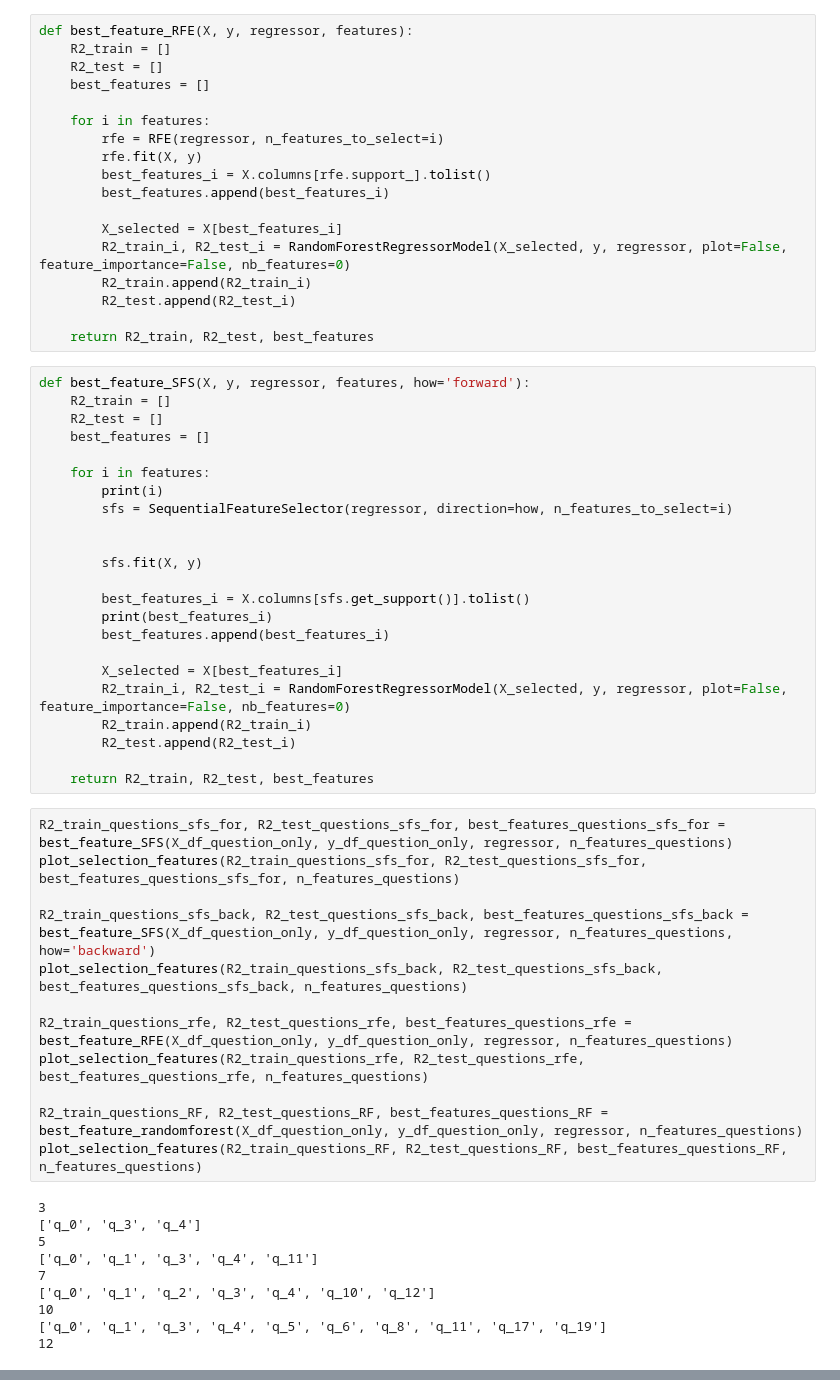
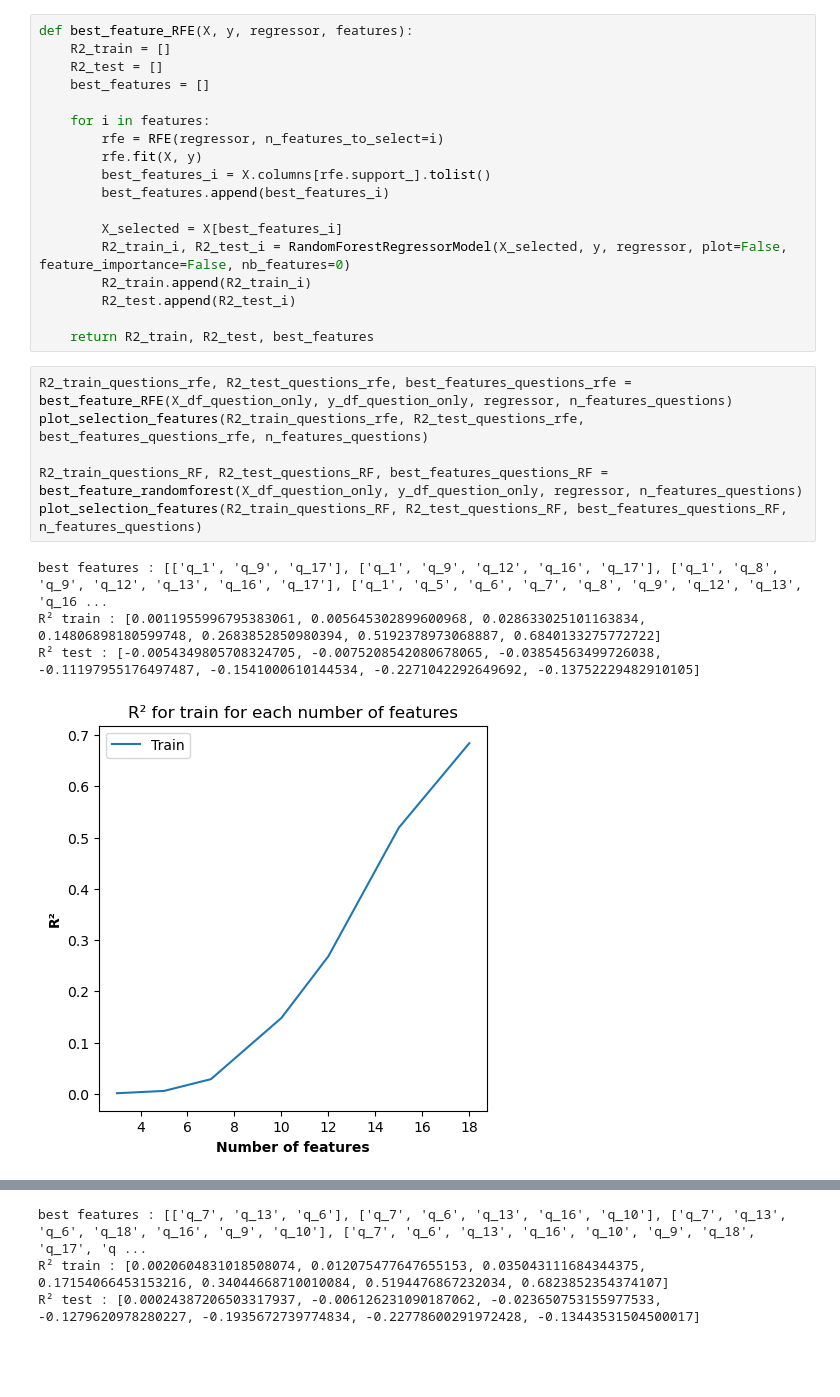
Before and after one commit to epfl-ada/ada-2023-project-theredpandada5, a Jupyter notebook: Regression_and_features _3.ipynb, the cells around one changed output, grey strips where cells are left out. Saved outputs shown, nothing was run; the diff lists cells and outputs as text; blank space fills up the shorter version.

Commit message:
Feature selection update and get_dummies persona
Remove SFS of feature selection because takes too long

```diff
--- a/Regression_and_features _3.ipynb
+++ b/Regression_and_features _3.ipynb
@@ -778,48 +778,14 @@ def best_feature_RFE(X, y, regressor, features):
         R2_test.append(R2_test_i)
 
     return R2_train, R2_test, best_features
-# %%
-def best_feature_SFS(X, y, regressor, features, how='forward'):
-    R2_train = []
-    R2_test = []
-    best_features = []
-
-    for i in features:
-        print(i)
-        sfs = SequentialFeatureSelector(regressor, direction=how, n_features_to_select=i)
-
-
-        sfs.fit(X, y)
-
-        best_features_i = X.columns[sfs.get_support()].tolist()
-        print(best_features_i)
-        best_features.append(best_features_i)
-
-        X_selected = X[best_features_i]
-        R2_train_i, R2_test_i = RandomForestRegressorModel(X_selected, y, regressor, plot=False, feature_importance=False, nb_features=0)
-        R2_train.append(R2_train_i)
-        R2_test.append(R2_test_i)
-
-    return R2_train, R2_test, best_features
 # %%
-R2_train_questions_sfs_for, R2_test_questions_sfs_for, best_features_questions_sfs_for = best_feature_SFS(X_df_question_only, y_df_question_only, regressor, n_features_questions)
-plot_selection_features(R2_train_questions_sfs_for, R2_test_questions_sfs_for, best_features_questions_sfs_for, n_features_questions)
-
-R2_train_questions_sfs_back, R2_test_questions_sfs_back, best_features_questions_sfs_back = best_feature_SFS(X_df_question_only, y_df_question_only, regressor, n_features_questions, how='backward')
-plot_selection_features(R2_train_questions_sfs_back, R2_test_questions_sfs_back, best_features_questions_sfs_back, n_features_questions)
-
 R2_train_questions_rfe, R2_test_questions_rfe, best_features_questions_rfe = best_feature_RFE(X_df_question_only, y_df_question_only, regressor, n_features_questions)
 plot_selection_features(R2_train_questions_rfe, R2_test_questions_rfe, best_features_questions_rfe, n_features_questions)
 
 R2_train_questions_RF, R2_test_questions_RF, best_features_questions_RF = best_feature_randomforest(X_df_question_only, y_df_question_only, regressor, n_features_questions)
 plot_selection_features(R2_train_questions_RF, R2_test_questions_RF, best_features_questions_RF, n_features_questions)
 # %% [output]
-3
-['q_0', 'q_3', 'q_4']
-5
-['q_0', 'q_1', 'q_3', 'q_4', 'q_11']
-7
-['q_0', 'q_1', 'q_2', 'q_3', 'q_4', 'q_10', 'q_12']
-10
-['q_0', 'q_1', 'q_3', 'q_4', 'q_5', 'q_6', 'q_8', 'q_11', 'q_17', 'q_19']
-12
+best features : [['q_1', 'q_9', 'q_17'], ['q_1', 'q_9', 'q_12', 'q_16', 'q_17'], ['q_1', 'q_8', 'q_9', 'q_12', 'q_13', 'q_16', 'q_17'], ['q_1', 'q_5', 'q_6', 'q_7', 'q_8', 'q_9', 'q_12', 'q_13', 'q_16 ...
+R² train : [0.0011955996795383061, 0.005645302899600968, 0.028633025101163834, 0.14806898180599748, 0.2683852850980394, 0.5192378973068887, 0.6840133275772722]
+R² test : [-0.0054349805708324705, -0.0075208542080678065, -0.03854563499726038, -0.11197955176497487, -0.1541000610144534, -0.2271042292649692, -0.13752229482910105]
+[figure, added]
@@ -825,0 +794,3 @@ plot_selection_features(R2_train_questions_RF, R2_test_questions_RF, best_featur
+best features : [['q_7', 'q_13', 'q_6'], ['q_7', 'q_6', 'q_13', 'q_16', 'q_10'], ['q_7', 'q_13', 'q_6', 'q_18', 'q_16', 'q_9', 'q_10'], ['q_7', 'q_6', 'q_13', 'q_16', 'q_10', 'q_9', 'q_18', 'q_17', 'q ...
+R² train : [0.0020604831018508074, 0.012075477647655153, 0.035043111684344375, 0.17154066453153216, 0.34044668710010084, 0.5194476867232034, 0.6823852354374107]
+R² test : [0.00024387206503317937, -0.006126231090187062, -0.023650753155977533, -0.1279620978280227, -0.1935672739774834, -0.22778600291972428, -0.13443531504500017]
```
Also changed, not shown: parts of 10 cells of this notebook, 1 other file.
